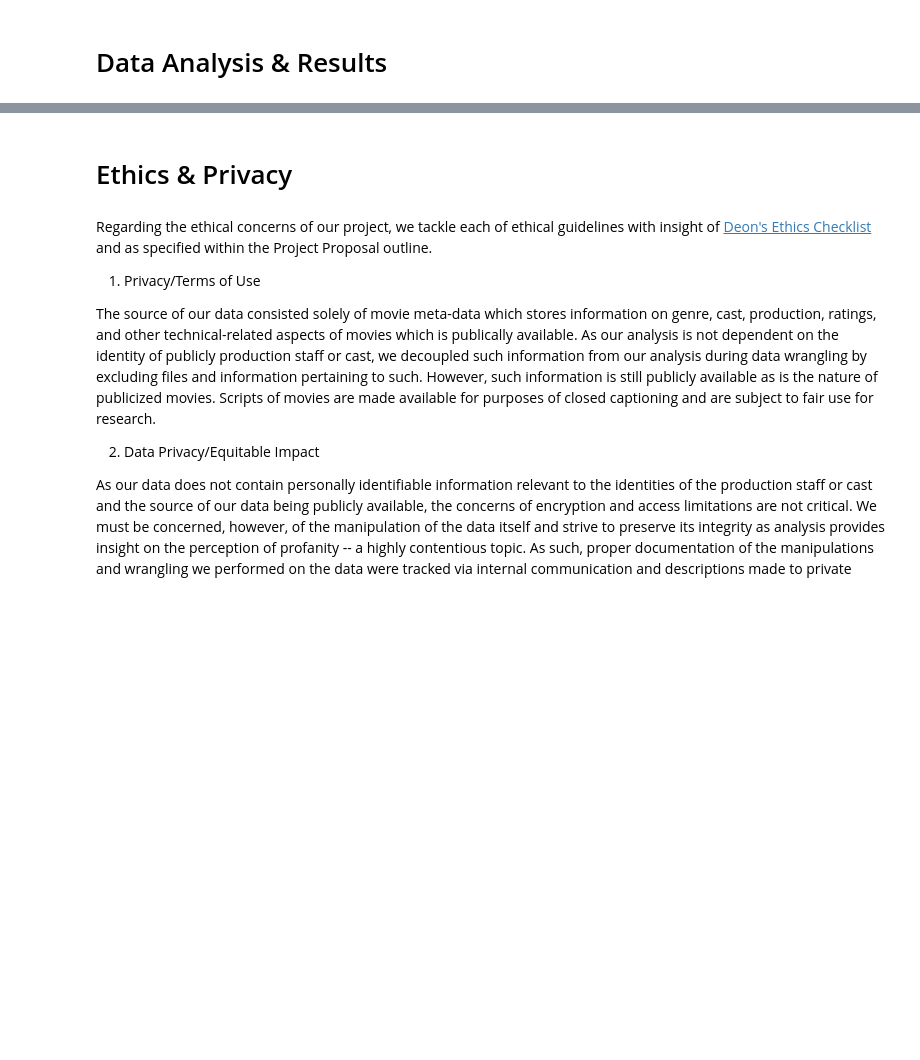
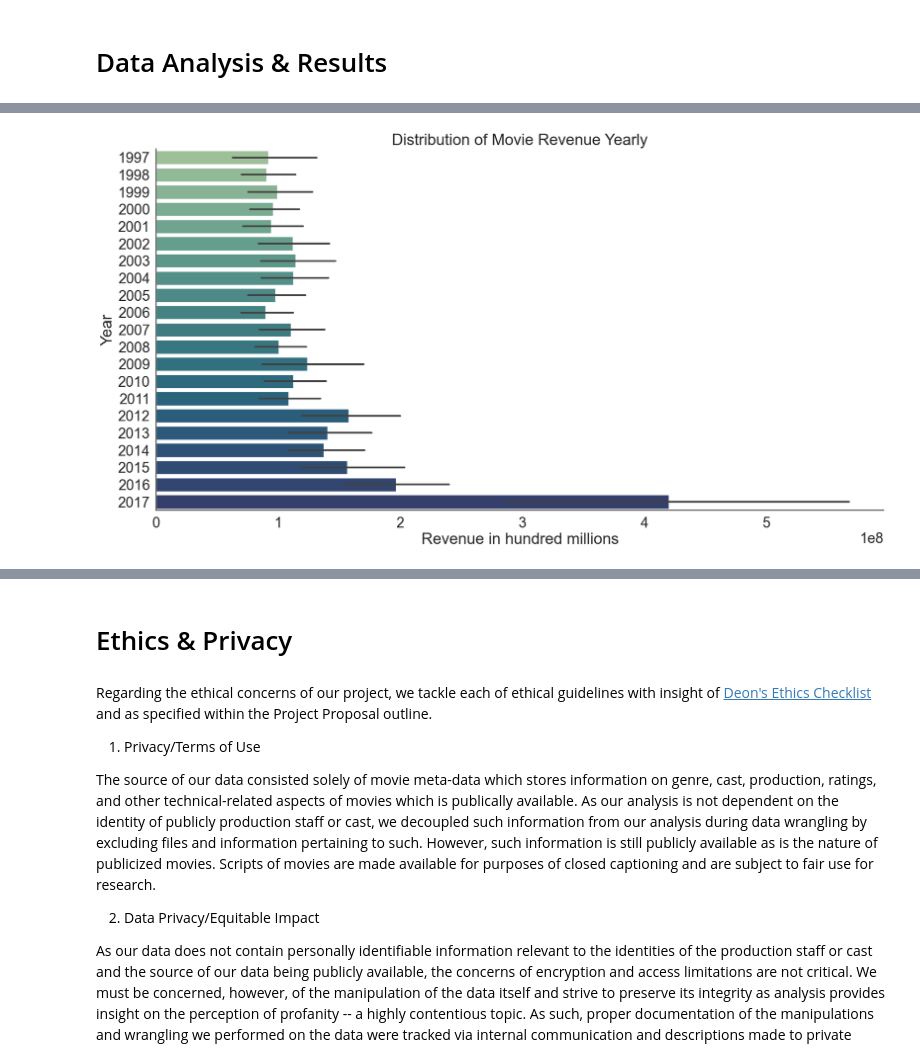
Before and after one commit to ima-quack/COGS108_ProfanityResearch, a Jupyter notebook: FinalProjectGroup_039-Wi23.ipynb, the cells around one changed output, grey strips where cells are left out. Drawn from its saved outputs; the diff is of its cells as text; code cells hidden in the pictures; blank space fills up the shorter version.

```diff
--- a/FinalProjectGroup_039-Wi23.ipynb
+++ b/FinalProjectGroup_039-Wi23.ipynb
@@ -242,0 +765,8 @@ Text(0.5, 1.0, 'Frequency of Profane Words')
+# %%
+# Get visualization of revenue distribution by year
+revenue_yearly = sns.barplot(data=clean_metadata, x='revenue', y='release_date', palette='crest', orient='h')
+
+revenue_yearly.set(ylabel='Year', xlabel='Revenue in hundred millions', title='Distribution of Movie Revenue Yearly')
+sns.despine()
+# %% [output]
+[figure, added]
```
Also changed, not shown: parts of 66 cells of this notebook.
